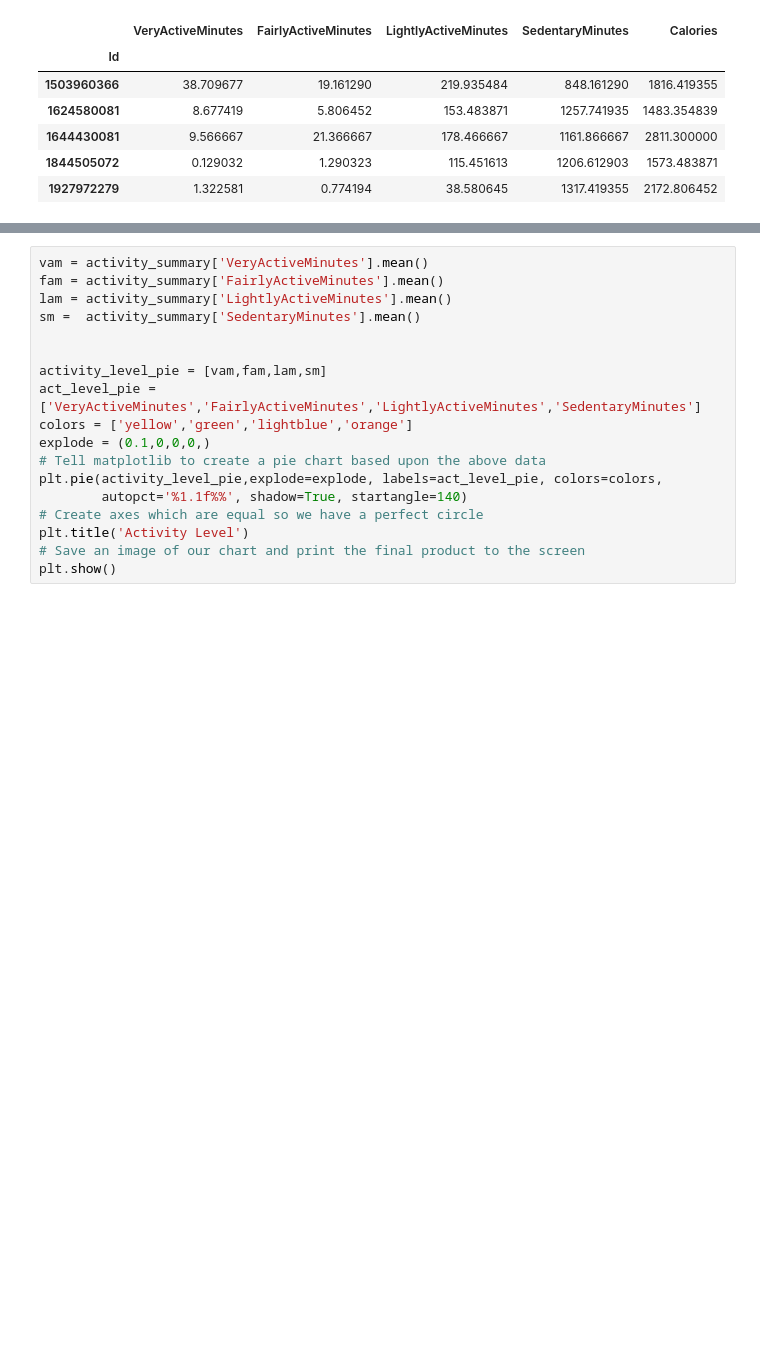
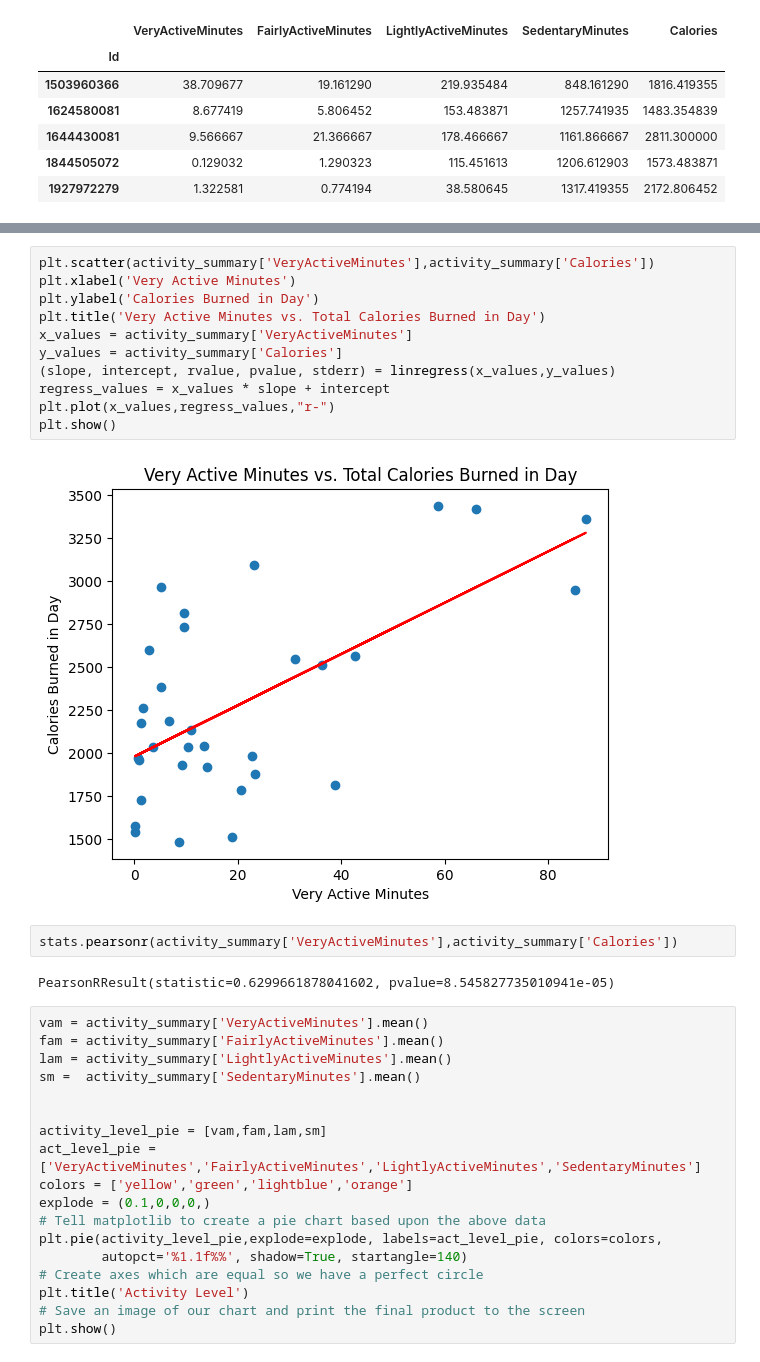
Before and after one commit to caitepley/Group1-Project1, a Jupyter notebook: main.ipynb, the cells around one changed output, grey strips where cells are left out. Saved outputs shown, nothing was run; the diff lists cells and outputs as text; blank space fills up the shorter version.

```diff
--- a/main.ipynb
+++ b/main.ipynb
@@ -209,3 +215,20 @@ plt.show()
+# %%
+plt.scatter(activity_summary['VeryActiveMinutes'],activity_summary['Calories'])
+plt.xlabel('Very Active Minutes')
+plt.ylabel('Calories Burned in Day')
+plt.title('Very Active Minutes vs. Total Calories Burned in Day')
+x_values = activity_summary['VeryActiveMinutes']
+y_values = activity_summary['Calories']
+(slope, intercept, rvalue, pvalue, stderr) = linregress(x_values,y_values)
+regress_values = x_values * slope + intercept
+plt.plot(x_values,regress_values,"r-")
+plt.show()
+# %% [output]
+[figure, added]
+# %%
+stats.pearsonr(activity_summary['VeryActiveMinutes'],activity_summary['Calories'])
+# %% [output]
+PearsonRResult(statistic=0.6299661878041602, pvalue=8.545827735010941e-05)
 # %%
 vam = activity_summary['VeryActiveMinutes'].mean()
 fam = activity_summary['FairlyActiveMinutes'].mean()
```
Also changed, not shown: parts of 5 cells of this notebook.
